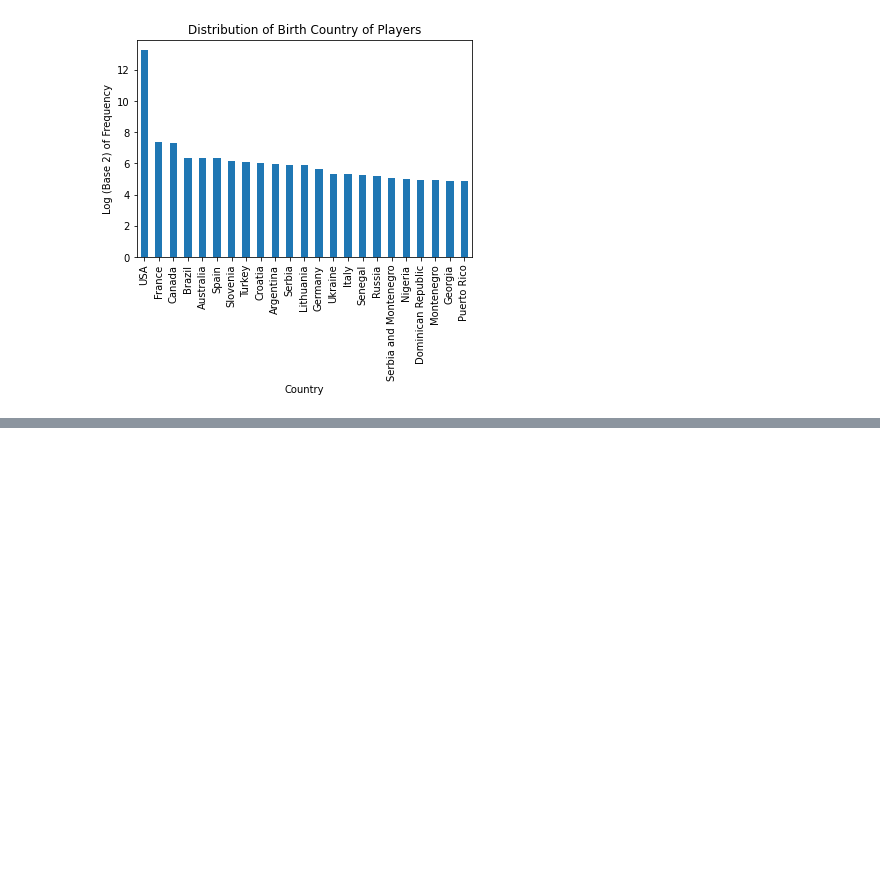
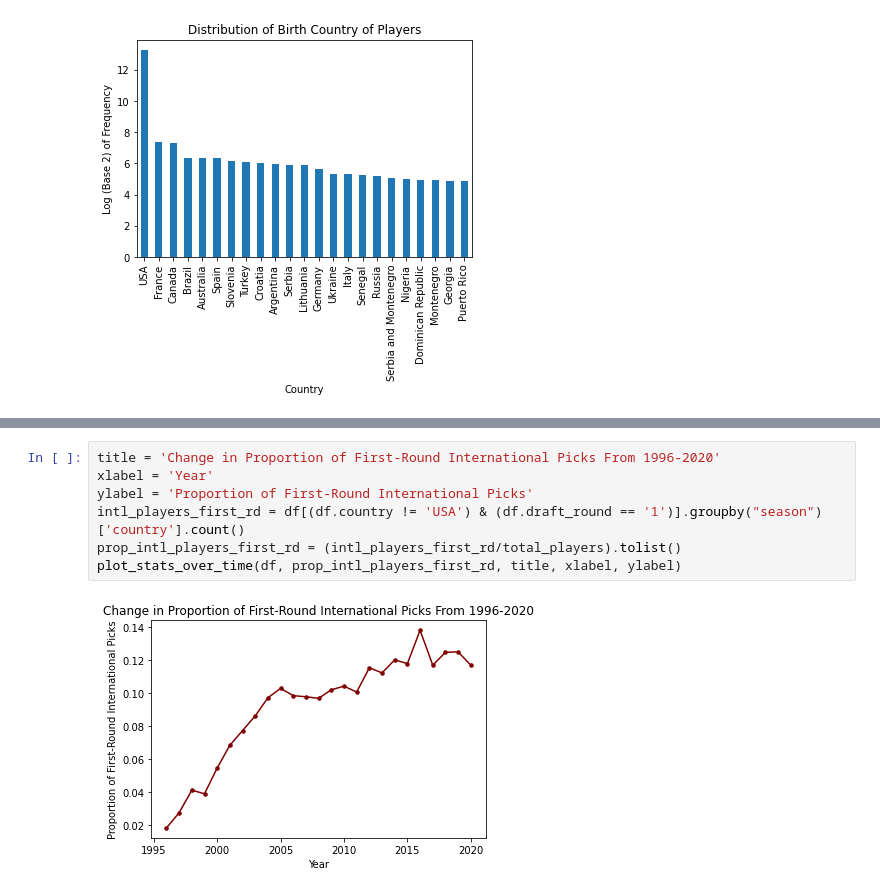
Before and after one commit to byw2/data-expedition, a Jupyter notebook: nba_players/nba_players.ipynb, the cells around one changed output, grey strips where cells are left out. Saved outputs shown, nothing was run; the diff lists cells and outputs as text; blank space fills up the shorter version.

```diff
--- a/nba_players/nba_players.ipynb
+++ b/nba_players/nba_players.ipynb
@@ -267,0 +300,9 @@ plt.show()
+# %%
+title = 'Change in Proportion of First-Round International Picks From 1996-2020'
+xlabel = 'Year'
+ylabel = 'Proportion of First-Round International Picks'
+intl_players_first_rd = df[(df.country != 'USA') & (df.draft_round == '1')].groupby("season")['country'].count()
+prop_intl_players_first_rd = (intl_players_first_rd/total_players).tolist()
+plot_stats_over_time(df, prop_intl_players_first_rd, title, xlabel, ylabel)
+# %% [output]
+[figure, added]
```
Also changed, not shown: parts of 16 cells of this notebook.
